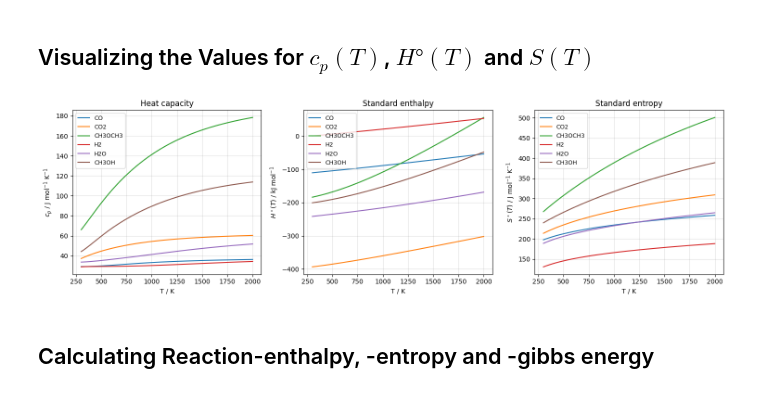
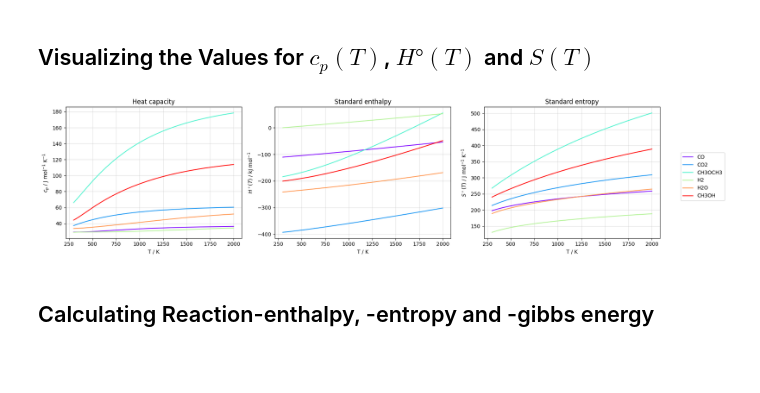
Before and after one commit to PeterSchoenung/CRE3-Assignment-2, a Jupyter notebook: CRE3_Assignment2_Group_5.ipynb, the cells around one changed output. Cells and saved outputs as stored; diff of their text form; code cells hidden in the pictures; blank space fills up the shorter version.

Commit message:
Refined the plots, will continue to validate later

```diff
--- a/CRE3_Assignment2_Group_5.ipynb
+++ b/CRE3_Assignment2_Group_5.ipynb
@@ -367,39 +367,45 @@ for i, sp in enumerate(species_list):
     for j, T in enumerate(T_range):
         try:
             cp_data[i, j] = cp_T(sp, T)
             hf_data[i, j] = hf_T(sp, T)
             s_data[i, j]  = s_T(sp, T)
         except ValueError:
             pass  # T außerhalb der NASA-Range → NaN bleibt
 
 # Plot: 1×3 Layout
-fig, axes = plt.subplots(1, 3, figsize=(15, 4.5))
+fig, axes = plt.subplots(1, 3, figsize=(17, 4.5))
+
+# Farben aus Rainbow-Colormap
+colors = plt.cm.rainbow(np.linspace(0, 1, len(species_list)))
 
 for i, sp in enumerate(species_list):
-    axes[0].plot(T_range, cp_data[i],        label=sp)
-    axes[1].plot(T_range, hf_data[i] / 1000, label=sp)  # → kJ/mol
-    axes[2].plot(T_range, s_data[i],         label=sp)
+    axes[0].plot(T_range, cp_data[i],        label=sp, color=colors[i])
+    axes[1].plot(T_range, hf_data[i] / 1000, label=sp, color=colors[i])  # → kJ/mol
+    axes[2].plot(T_range, s_data[i],         label=sp, color=colors[i])
 
 axes[0].set_xlabel('T / K')
 axes[0].set_ylabel(r'$c_p$ / J mol$^{-1}$ K$^{-1}$')
 axes[0].set_title('Heat capacity')
 
 axes[1].set_xlabel('T / K')
 axes[1].set_ylabel(r'$H^\circ(T)$ / kJ mol$^{-1}$')
 axes[1].set_title('Standard enthalpy')
 
 axes[2].set_xlabel('T / K')
 axes[2].set_ylabel(r'$S^\circ(T)$ / J mol$^{-1}$ K$^{-1}$')
 axes[2].set_title('Standard entropy')
 
 for ax in axes:
     ax.grid(True, alpha=0.4)
-    ax.legend(loc='best', fontsize=9)
+
+# Einzige Legende rechts neben den Plots
+handles, labels = axes[0].get_legend_handles_labels()
+fig.legend(handles, labels, loc='center left', bbox_to_anchor=(1.02, 0.5), fontsize=10, frameon=True)
 
 plt.tight_layout()
 plt.show()
 # %% [output]
-[figure, old version]
+[figure, new version]
 # %% [markdown]
 ## Calculating Reaction-enthalpy, -entropy and -gibbs energy
 # %%
```
Also changed, not shown: parts of 6 cells of this notebook.
